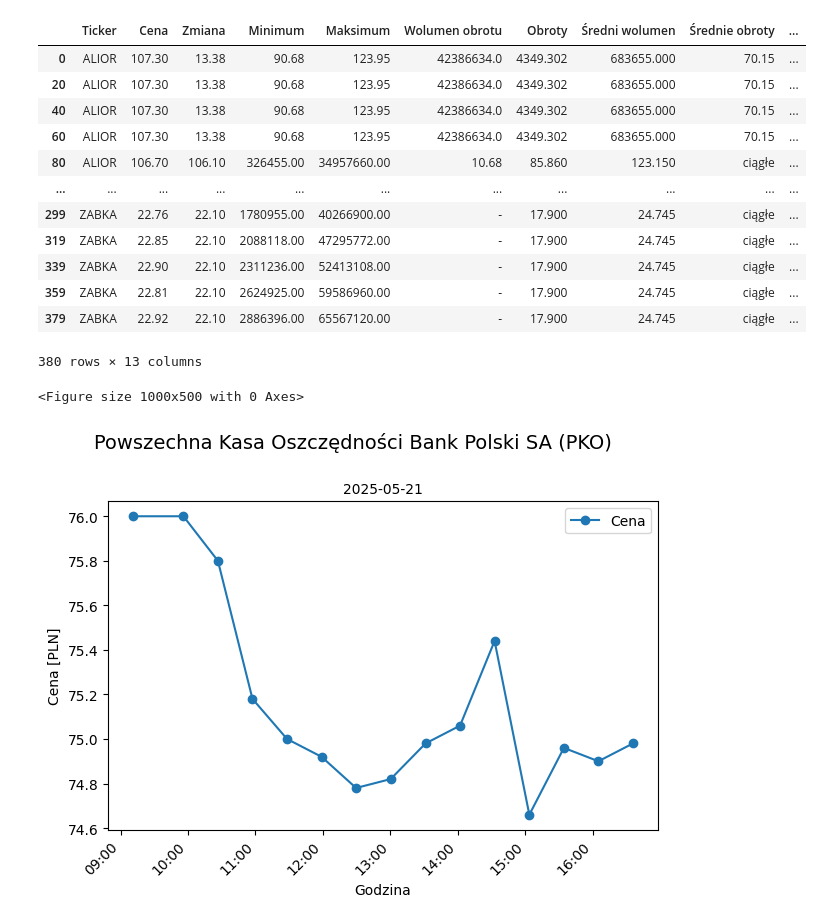
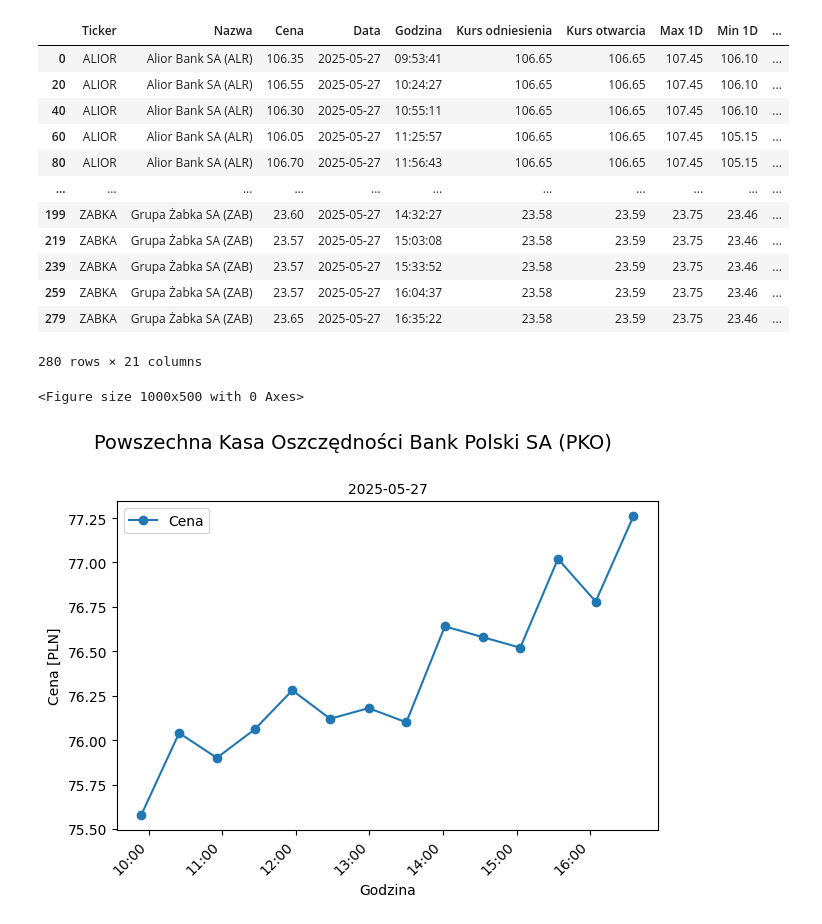
Before and after one commit to edekjdk/python-scraper-bankier-pl, a Jupyter notebook: notebooks/Untitled.ipynb, the cells around one changed output. Drawn from its saved outputs; the diff is of its cells as text; code cells hidden in the pictures.

```diff
--- a/notebooks/Untitled.ipynb
+++ b/notebooks/Untitled.ipynb
@@ -4,37 +4,36 @@ from utils import draw_plot, parse_number
 # %%
 data = '../data/data2.csv'
 table = pd.read_csv(data)
-for col in ['Cena', 'Zmiana', 'Minimum', 'Maksimum', 'Wolumen obrotu', 'Obroty', 'Średni wolumen', 'Średnie obroty']:
-    if col in table.columns:
-        table[col] = table[col].apply(parse_number)
 # %%
 table["Datetime"] = pd.to_datetime(table["Data"] + " " + table["Godzina"])
-table.sort_values(["Ticker", "Datetime"], inplace=True)
-table["Zwrot"] = table.groupby("Ticker")["Cena"].pct_change() * 100
-table["Spread"] = table["Maksimum"] - table["Minimum"]
+table["Datetime"] = table["Datetime"].dt.floor("12min")
+table = table.sort_values(["Ticker", "Datetime"])
+table["Hour"] = table["Datetime"].dt.hour
+table["Return"] = table.groupby("Ticker")["Cena"].pct_change() * 100
+table["Spread"] = table["Max 1D"] - table["Min 1D"]
 table["Wolumen"] = table["Wolumen obrotu"]
-table["Godzina"] = table["Datetime"].dt.hour
-table = table[['Ticker','Cena', 'Zmiana', 'Minimum', 'Maksimum', 'Wolumen obrotu', 'Obroty', 'Średni wolumen', 'Średnie obroty', 'Zwrot', 'Spread', 'Wolumen','Godzina']]
+table["Obroty"] = table["Wartość obrotu"]
+table = table.drop("System notowań", axis = 1)
 table
 # %% [output]
-|  | Ticker | Cena | Zmiana | Minimum | Maksimum | Wolumen obrotu | Obroty | Średni wolumen | Średnie obroty | ... |
-| 0 | ALIOR | 107.30 | 13.38 | 90.68 | 123.95 | 42386634.0 | 4349.302 | 683655.000 | 70.15 | ... |
-| 20 | ALIOR | 107.30 | 13.38 | 90.68 | 123.95 | 42386634.0 | 4349.302 | 683655.000 | 70.15 | ... |
-| 40 | ALIOR | 107.30 | 13.38 | 90.68 | 123.95 | 42386634.0 | 4349.302 | 683655.000 | 70.15 | ... |
-| 60 | ALIOR | 107.30 | 13.38 | 90.68 | 123.95 | 42386634.0 | 4349.302 | 683655.000 | 70.15 | ... |
-| 80 | ALIOR | 106.70 | 106.10 | 326455.00 | 34957660.00 | 10.68 | 85.860 | 123.150 | ciągłe | ... |
+|  | Ticker | Nazwa | Cena | Data | Godzina | Kurs odniesienia | Kurs otwarcia | Max 1D | Min 1D | ... |
+| 0 | ALIOR | Alior Bank SA (ALR) | 106.35 | 2025-05-27 | 09:53:41 | 106.65 | 106.65 | 107.45 | 106.10 | ... |
+| 20 | ALIOR | Alior Bank SA (ALR) | 106.55 | 2025-05-27 | 10:24:27 | 106.65 | 106.65 | 107.45 | 106.10 | ... |
+| 40 | ALIOR | Alior Bank SA (ALR) | 106.30 | 2025-05-27 | 10:55:11 | 106.65 | 106.65 | 107.45 | 106.10 | ... |
+| 60 | ALIOR | Alior Bank SA (ALR) | 106.05 | 2025-05-27 | 11:25:57 | 106.65 | 106.65 | 107.45 | 105.15 | ... |
+| 80 | ALIOR | Alior Bank SA (ALR) | 106.70 | 2025-05-27 | 11:56:43 | 106.65 | 106.65 | 107.45 | 105.15 | ... |
 | ... | ... | ... | ... | ... | ... | ... | ... | ... | ... | ... |
-| 299 | ZABKA | 22.76 | 22.10 | 1780955.00 | 40266900.00 | - | 17.900 | 24.745 | ciągłe | ... |
-| 319 | ZABKA | 22.85 | 22.10 | 2088118.00 | 47295772.00 | - | 17.900 | 24.745 | ciągłe | ... |
-| 339 | ZABKA | 22.90 | 22.10 | 2311236.00 | 52413108.00 | - | 17.900 | 24.745 | ciągłe | ... |
-| 359 | ZABKA | 22.81 | 22.10 | 2624925.00 | 59586960.00 | - | 17.900 | 24.745 | ciągłe | ... |
-| 379 | ZABKA | 22.92 | 22.10 | 2886396.00 | 65567120.00 | - | 17.900 | 24.745 | ciągłe | ... |
+| 199 | ZABKA | Grupa Żabka SA (ZAB) | 23.60 | 2025-05-27 | 14:32:27 | 23.58 | 23.59 | 23.75 | 23.46 | ... |
+| 219 | ZABKA | Grupa Żabka SA (ZAB) | 23.57 | 2025-05-27 | 15:03:08 | 23.58 | 23.59 | 23.75 | 23.46 | ... |
+| 239 | ZABKA | Grupa Żabka SA (ZAB) | 23.57 | 2025-05-27 | 15:33:52 | 23.58 | 23.59 | 23.75 | 23.46 | ... |
+| 259 | ZABKA | Grupa Żabka SA (ZAB) | 23.57 | 2025-05-27 | 16:04:37 | 23.58 | 23.59 | 23.75 | 23.46 | ... |
+| 279 | ZABKA | Grupa Żabka SA (ZAB) | 23.65 | 2025-05-27 | 16:35:22 | 23.58 | 23.59 | 23.75 | 23.46 | ... |
-380 rows × 13 columns
+280 rows × 21 columns
 # %%
 draw_plot("PKOBP", table)
 # %% [output]
 <Figure size 1000x500 with 0 Axes>
-[figure, old version]
+[figure, new version]
 # %%
 tickers = table['Ticker'].unique()
 for ticker in tickers:
```
Also changed, not shown: parts of 5 cells of this notebook.
